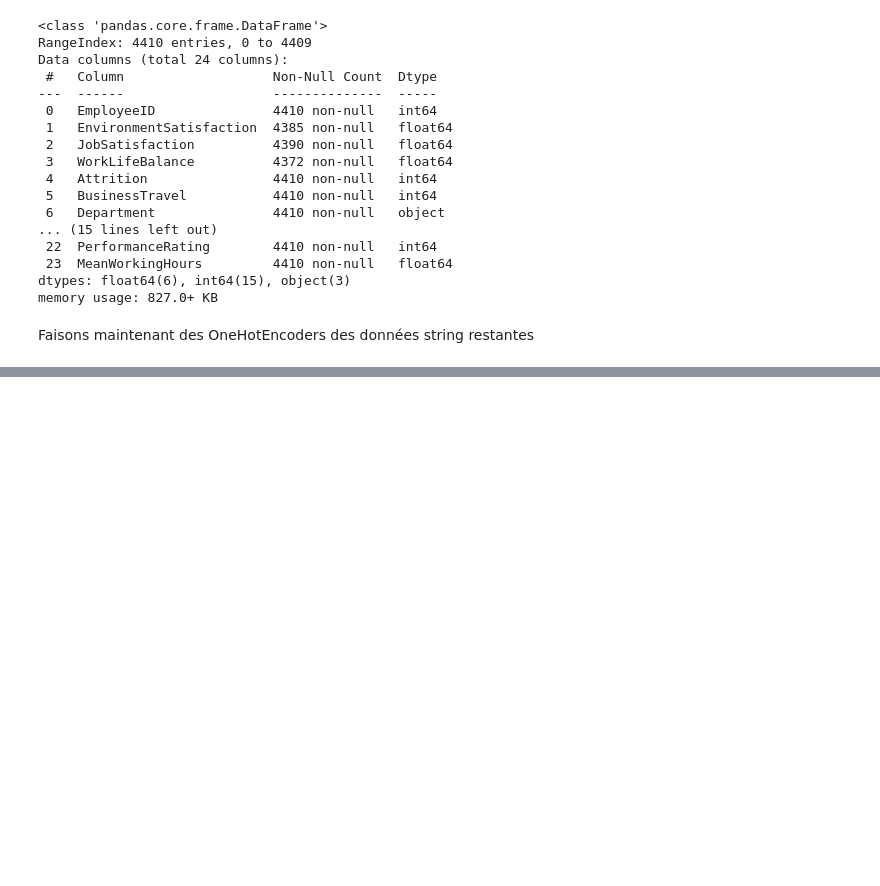
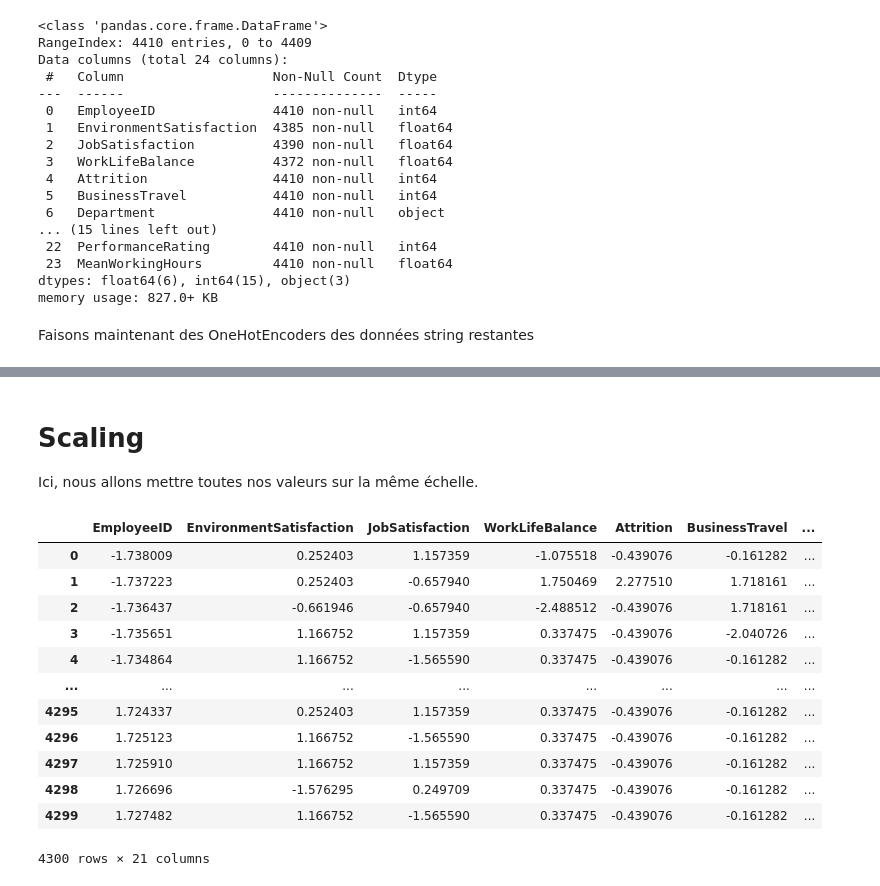
Before and after one commit to R1leMargoulin/Projet_ML_Human4You, a Jupyter notebook: Data_analysis.ipynb, the cells around one changed output, grey strips where cells are left out. Cells and saved outputs as stored; diff of their text form; code cells hidden in the pictures; blank space fills up the shorter version.

```diff
--- a/Data_analysis.ipynb
+++ b/Data_analysis.ipynb
@@ -303,0 +260,23 @@ datas.info()
+# %% [markdown]
+# Scaling
+Ici, nous allons mettre toutes nos valeurs sur la même échelle.
+# %%
+from sklearn.preprocessing import StandardScaler
+
+std_scale = StandardScaler().fit(datas)
+datas_scaled = pd.DataFrame(std_scale.transform(datas), columns=datas.columns)
+datas_scaled
+# %% [output]
+|  | EmployeeID | EnvironmentSatisfaction | JobSatisfaction | WorkLifeBalance | Attrition | BusinessTravel | ... |
+| 0 | -1.738009 | 0.252403 | 1.157359 | -1.075518 | -0.439076 | -0.161282 | ... |
+| 1 | -1.737223 | 0.252403 | -0.657940 | 1.750469 | 2.277510 | 1.718161 | ... |
+| 2 | -1.736437 | -0.661946 | -0.657940 | -2.488512 | -0.439076 | 1.718161 | ... |
+| 3 | -1.735651 | 1.166752 | 1.157359 | 0.337475 | -0.439076 | -2.040726 | ... |
+| 4 | -1.734864 | 1.166752 | -1.565590 | 0.337475 | -0.439076 | -0.161282 | ... |
+| ... | ... | ... | ... | ... | ... | ... | ... |
+| 4295 | 1.724337 | 0.252403 | 1.157359 | 0.337475 | -0.439076 | -0.161282 | ... |
+| 4296 | 1.725123 | 1.166752 | -1.565590 | 0.337475 | -0.439076 | -0.161282 | ... |
+| 4297 | 1.725910 | 1.166752 | 1.157359 | 0.337475 | -0.439076 | -0.161282 | ... |
+| 4298 | 1.726696 | -1.576295 | 0.249709 | 0.337475 | -0.439076 | -0.161282 | ... |
+| 4299 | 1.727482 | 1.166752 | -1.565590 | 0.337475 | -0.439076 | -0.161282 | ... |
+4300 rows × 21 columns
```
Also changed, not shown: parts of 9 cells of this notebook.
